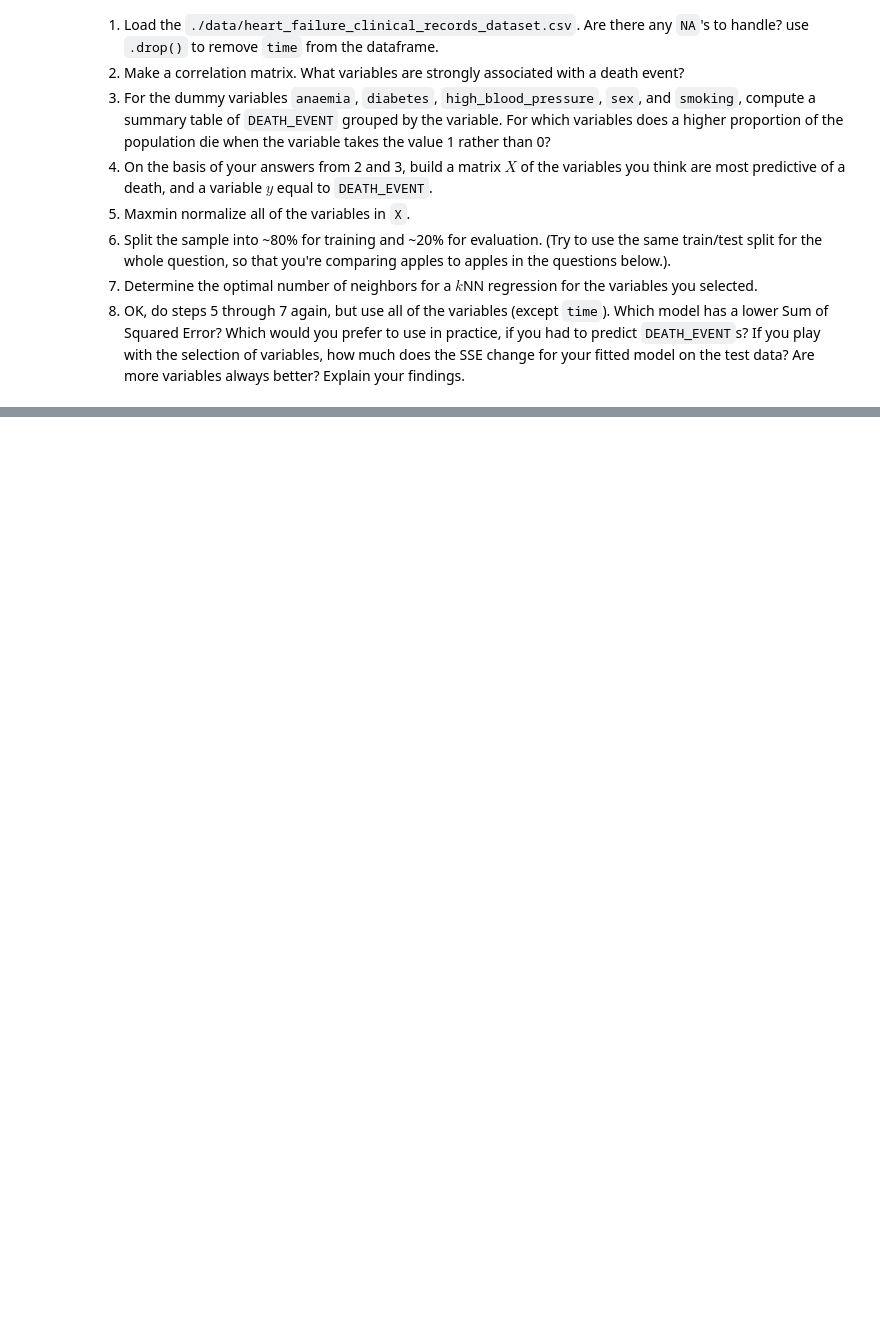
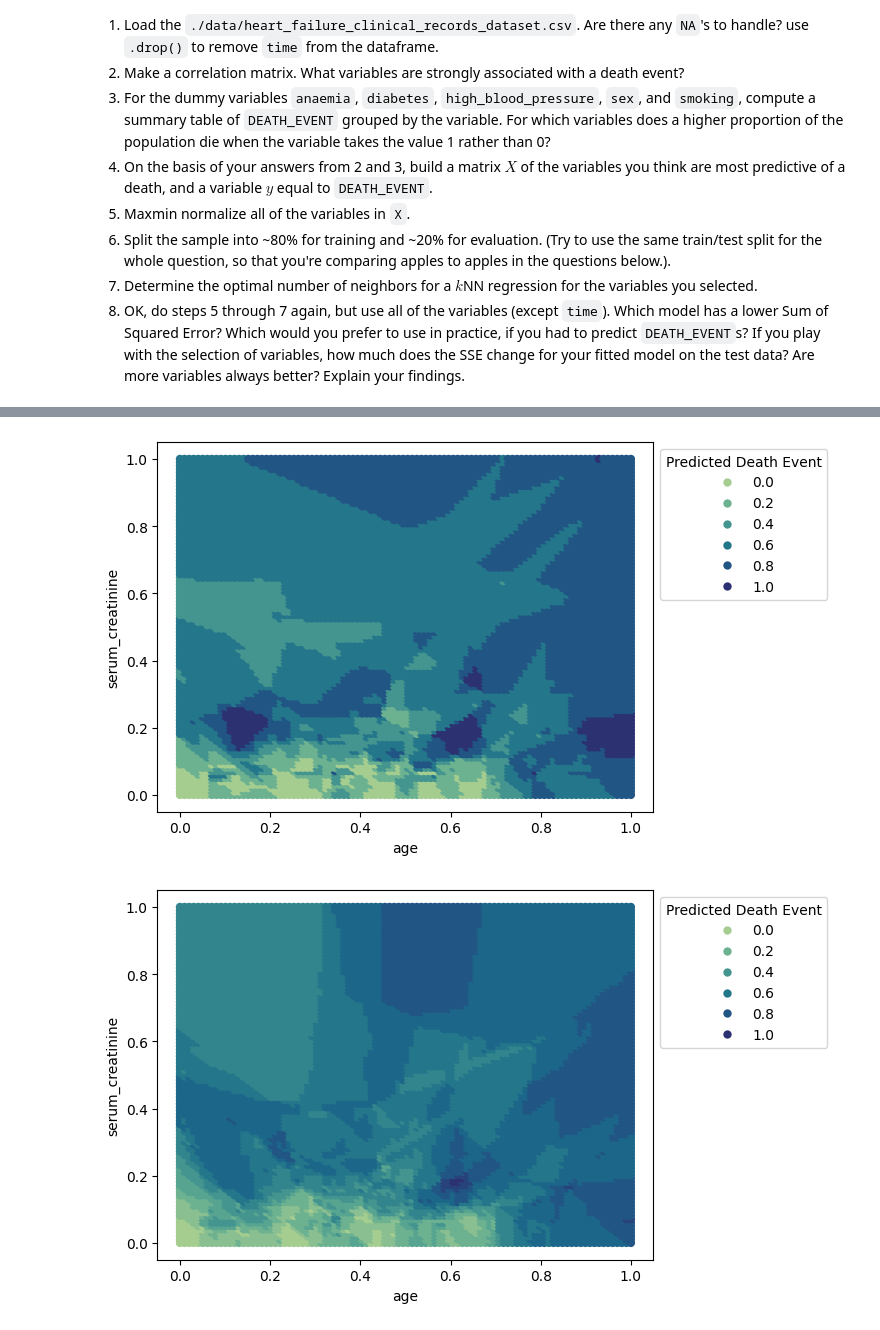
Before and after one commit to cann-emma/fork-knn, a Jupyter notebook: assignment_knn.ipynb, the cells around one changed output, grey strips where cells are left out. Cells and saved outputs as stored; diff of their text form; code cells hidden in the pictures; blank space fills up the shorter version.

```diff
--- a/assignment_knn.ipynb
+++ b/assignment_knn.ipynb
@@ -147,0 +180,7 @@ heart.corr()
+# %%
+x= heart[['age', 'serum_creatinine']]
+y= heart['DEATH_EVENT']
+print(x.describe())
+
+x= x.apply(maxmin)
+x.describe()
@@ -147,0 +208,40 @@ heart.corr()
+# %%
+def statics(k=3,data=heart): # This function replicates our previous work, with k as an input
+    model = KNeighborsRegressor(n_neighbors=k) # Create a sk model for k=3
+    fitted_model = model.fit(x,y) # Train the model on our data
+    N_x = 100 # Coarseness of x variable
+    N_y = 100 # Coarseness of y variable
+    total = N_x*N_y # Total number of points to plot
+    grid_x = np.linspace(0,1,N_x) # Create a grid of x values
+    grid_y = np.linspace(0,1,N_y) # Create a grid of y values
+    xs, ys = np.meshgrid(grid_x,grid_y) # Explode grids to all possible pairs
+    X = xs.reshape(total) # Turns pairs into vectors
+    Y = ys.reshape(total) # Turns pairs into vectors
+    x_hat = pd.DataFrame({'age':X,'serum_creatinine':Y}) # Create a dataframe of points to plot
+    y_hat = fitted_model.predict(x_hat) # Fit the model to the points
+    x_hat['Predicted Death Event'] = y_hat # Add new variable to the dataframe
+    # Create seaborn plot:
+    this_plot = sns.scatterplot(data=x_hat,x='age',y='serum_creatinine',
+                                hue='Predicted Death Event',palette='crest',linewidth=0)
+    sns.move_legend(this_plot, "upper left", bbox_to_anchor=(1, 1))
+# %%
+statics(5)
+plt.show()
+
+statics(10)
+plt.show()
+
+statics(25)
+plt.show()
+
+statics(50)
+plt.show()
+
+statics(100)
+plt.show()
+
+statics(225)
+plt.show()
+# %% [output]
+[figure, added]
+[figure, added]
```
Also changed, not shown: parts of 18 cells of this notebook.
